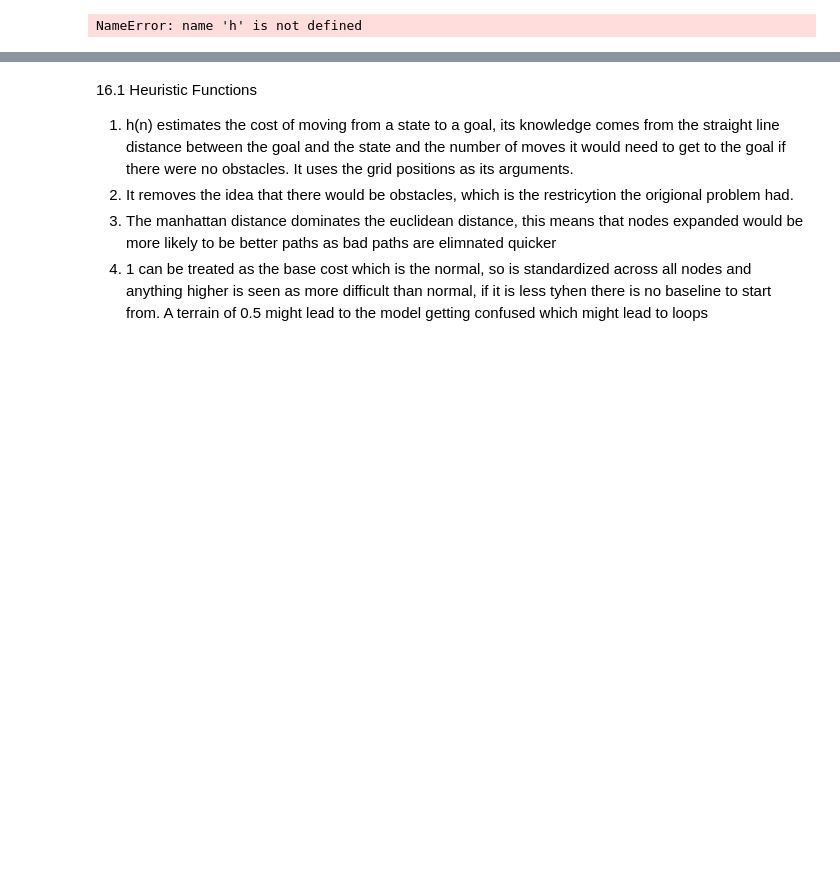
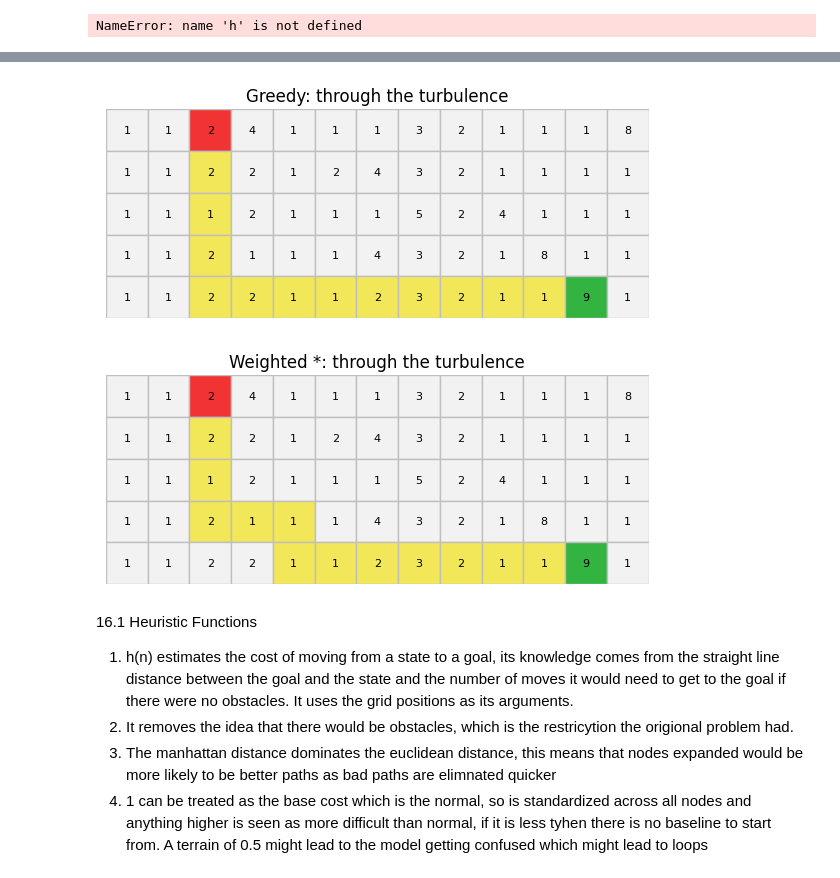
Before and after one commit to Ewurakua419/Ewurakua_Amoah_lab1_, a Jupyter notebook: Ewurakua_Amoah_Lab_1B.ipynb, the cells around one changed output, grey strips where cells are left out. Drawn from its saved outputs; the diff is of its cells as text; code cells hidden in the pictures; blank space fills up the shorter version.

```diff
--- a/Ewurakua_Amoah_Lab_1B.ipynb
+++ b/Ewurakua_Amoah_Lab_1B.ipynb
@@ -861,11 +887,11 @@ custom_grid_2 = [
 ]
 
 custom_costs_2 = [
-    [1, 1, 2, 2, 1, 1, 4, 3, 2, 1, 1, 1, 8],
-    [1, 1, 2, 2, 1, 1, 4, 3, 2, 1, 1, 1, 1],
-    [1, 1, 2, 2, 1, 1, 4, 3, 2, 1, 1, 1, 1],
-    [1, 1, 2, 2, 1, 1, 4, 3, 2, 1, 8, 1, 1],
-    [1, 1, 2, 2, 1, 1, 4, 3, 2, 1, 1, 9, 1]
+    [1, 1, 2, 4, 1, 1, 1, 3, 2, 1, 1, 1, 8],
+    [1, 1, 2, 2, 1, 2, 4, 3, 2, 1, 1, 1, 1],
+    [1, 1, 1, 2, 1, 1, 1, 5, 2, 4, 1, 1, 1],
+    [1, 1, 2, 1, 1, 1, 4, 3, 2, 1, 8, 1, 1],
+    [1, 1, 2, 2, 1, 1, 2, 3, 2, 1, 1, 9, 1]
 
     # Terrain costs (same shape as the grid), if using WeightedGridProblem.
 ]
@@ -887,3 +919,23 @@ show_results(custom_results_2)
+# %%
+plot_path(
+    custom_grid_2,
+    custom_start_2,
+    custom_goal_2,
+    path=custom_results_2[3].path,
+    terrain_costs=custom_costs_2,
+    title="Greedy: through the turbulence",
+)
+plot_path(
+    custom_grid_2,
+    custom_start_2,
+    custom_goal_2,
+    path=custom_results_2[2].path,
+    terrain_costs=custom_costs_2,
+    title="Weighted *: through the turbulence",
+)
+# %% [output]
+[figure, added]
+[figure, added]
 # %% [markdown]
 16.1 Heuristic Functions
 1. h(n) estimates the cost of moving from a state to a goal, its knowledge comes from the straight line distance between the goal and the state and the number of moves it would need to get to the goal if there were no obstacles. It uses the grid positions as its arguments.
```
Also changed, not shown: parts of 3 cells of this notebook.
